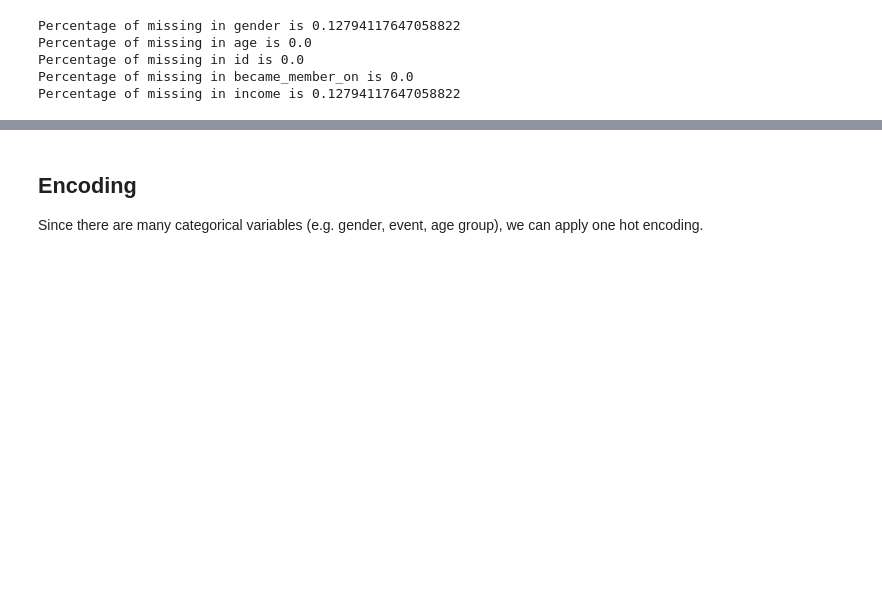
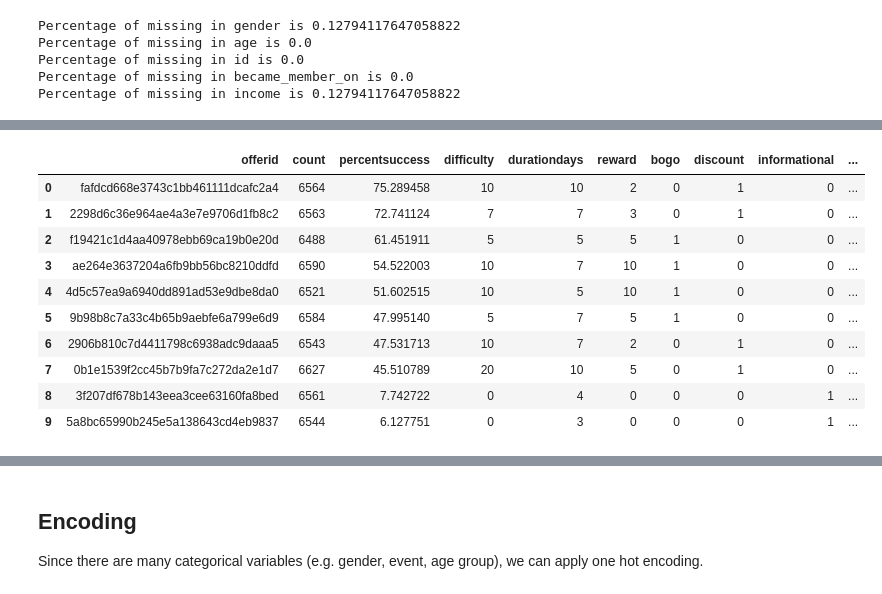
Before and after one commit to xixiaodong/Starbucks-customer-segmentation, a Jupyter notebook: Starbucks_Capstone_notebook.ipynb, the cells around one changed output, grey strips where cells are left out. Saved outputs shown, nothing was run; the diff lists cells and outputs as text; code cells hidden in the pictures; blank space fills up the shorter version.

```diff
--- a/Starbucks_Capstone_notebook.ipynb
+++ b/Starbucks_Capstone_notebook.ipynb
@@ -179,4 +250,0 @@ profile.head()
-# %%
-# Create new columns to indicate year and month of start of membership
-profile['year'] = pd.DatetimeIndex(profile['became_member_on']).year
-profile['month'] = pd.DatetimeIndex(profile['became_member_on']).month
@@ -213,0 +494,41 @@ transcript.head(10)
+# %%
+successful_count = clean_data[['offerid', 'offersuccessful']].groupby('offerid').sum().reset_index()
+
+offer_count = clean_data['offerid'].value_counts()
+
+offer_count = pd.DataFrame(list(zip(offer_count.index.values,
+                                    offer_count.values)),
+                           columns=['offerid', 'count'])
+
+successful_count = successful_count.sort_values('offerid')
+
+offer_count = offer_count.sort_values('offerid')
+
+percent_success = pd.merge(offer_count, successful_count, on="offerid")
+
+percent_success['percentsuccess'] =\
+    100 * percent_success['offersuccessful'] / percent_success['count']
+
+percent_success = pd.merge(percent_success,
+                           portfolio,
+                           on="offerid")
+
+percent_success = percent_success.drop(columns=['offersuccessful'])
+
+percent_success = percent_success.sort_values('percentsuccess',
+                                              ascending=False)
+
+percent_success = percent_success.reset_index(drop=True)
+percent_success
+# %% [output]
+|  | offerid | count | percentsuccess | difficulty | durationdays | reward | bogo | discount | informational | ... |
+| 0 | fafdcd668e3743c1bb461111dcafc2a4 | 6564 | 75.289458 | 10 | 10 | 2 | 0 | 1 | 0 | ... |
+| 1 | 2298d6c36e964ae4a3e7e9706d1fb8c2 | 6563 | 72.741124 | 7 | 7 | 3 | 0 | 1 | 0 | ... |
+| 2 | f19421c1d4aa40978ebb69ca19b0e20d | 6488 | 61.451911 | 5 | 5 | 5 | 1 | 0 | 0 | ... |
+| 3 | ae264e3637204a6fb9bb56bc8210ddfd | 6590 | 54.522003 | 10 | 7 | 10 | 1 | 0 | 0 | ... |
+| 4 | 4d5c57ea9a6940dd891ad53e9dbe8da0 | 6521 | 51.602515 | 10 | 5 | 10 | 1 | 0 | 0 | ... |
+| 5 | 9b98b8c7a33c4b65b9aebfe6a799e6d9 | 6584 | 47.995140 | 5 | 7 | 5 | 1 | 0 | 0 | ... |
+| 6 | 2906b810c7d4411798c6938adc9daaa5 | 6543 | 47.531713 | 10 | 7 | 2 | 0 | 1 | 0 | ... |
+| 7 | 0b1e1539f2cc45b7b9fa7c272da2e1d7 | 6627 | 45.510789 | 20 | 10 | 5 | 0 | 1 | 0 | ... |
+| 8 | 3f207df678b143eea3cee63160fa8bed | 6561 | 7.742722 | 0 | 4 | 0 | 0 | 0 | 1 | ... |
+| 9 | 5a8bc65990b245e5a138643cd4eb9837 | 6544 | 6.127751 | 0 | 3 | 0 | 0 | 0 | 1 | ... |
```
Also changed, not shown: parts of 41 cells of this notebook.
